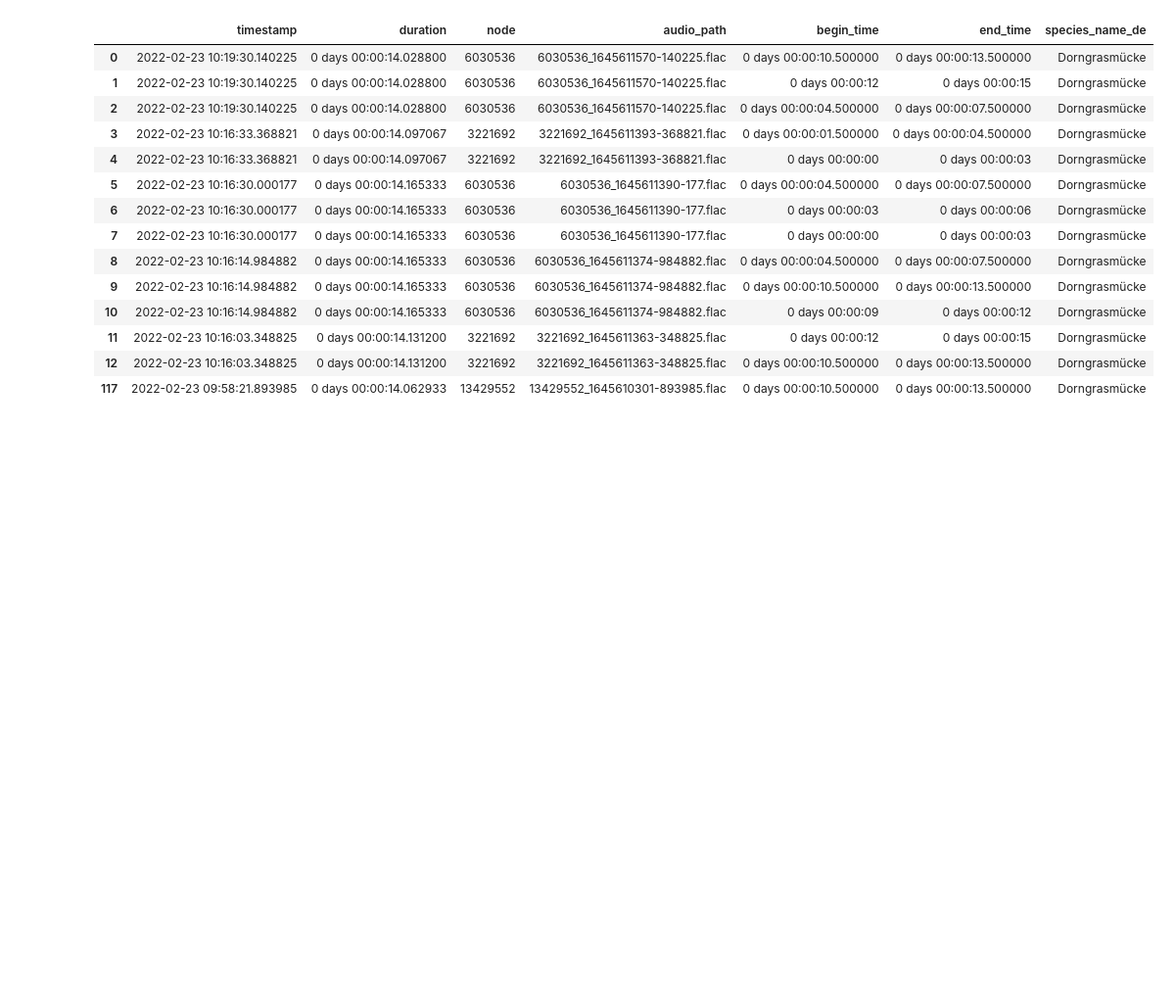
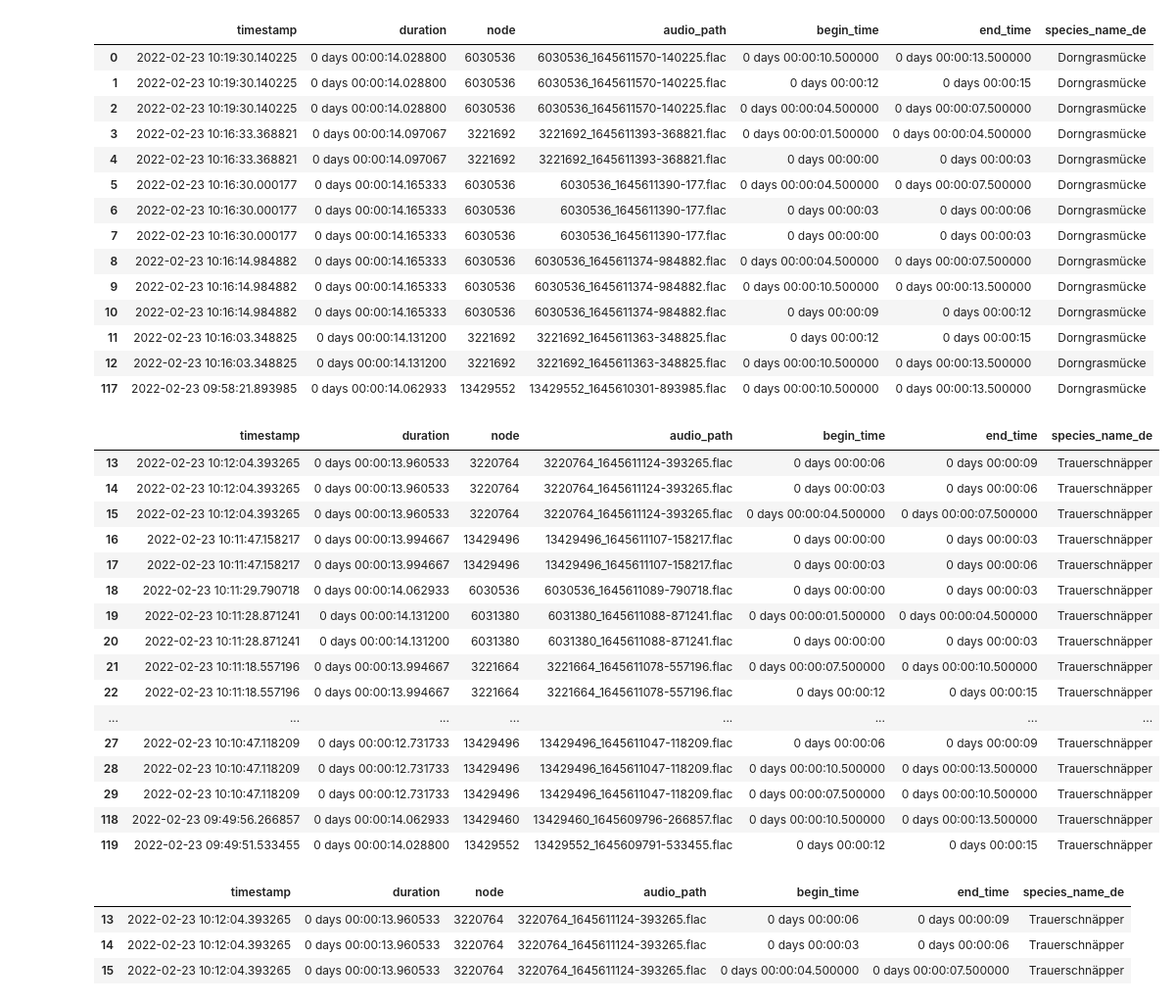
Before and after one commit to sebzielinski/FeatureExtractionForBirds, a Jupyter notebook: feature_extraction.ipynb, the cells around one changed output. Shown at 98% size. Saved outputs shown, nothing was run; the diff lists cells and outputs as text; code cells hidden in the pictures; blank space fills up the shorter version.

Commit message:
dissected Trauerschnäpper

```diff
--- a/feature_extraction.ipynb
+++ b/feature_extraction.ipynb
@@ -83,0 +82,20 @@ df_dorngras.head(20)
+# %%
+df_trauer.head(20)
+# %% [output]
+|  | timestamp | duration | node | audio_path | begin_time | end_time | species_name_de |
+| 13 | 2022-02-23 10:12:04.393265 | 0 days 00:00:13.960533 | 3220764 | 3220764_1645611124-393265.flac | 0 days 00:00:06 | 0 days 00:00:09 | Trauerschnäpper |
+| 14 | 2022-02-23 10:12:04.393265 | 0 days 00:00:13.960533 | 3220764 | 3220764_1645611124-393265.flac | 0 days 00:00:03 | 0 days 00:00:06 | Trauerschnäpper |
+| 15 | 2022-02-23 10:12:04.393265 | 0 days 00:00:13.960533 | 3220764 | 3220764_1645611124-393265.flac | 0 days 00:00:04.500000 | 0 days 00:00:07.500000 | Trauerschnäpper |
+| 16 | 2022-02-23 10:11:47.158217 | 0 days 00:00:13.994667 | 13429496 | 13429496_1645611107-158217.flac | 0 days 00:00:00 | 0 days 00:00:03 | Trauerschnäpper |
+| 17 | 2022-02-23 10:11:47.158217 | 0 days 00:00:13.994667 | 13429496 | 13429496_1645611107-158217.flac | 0 days 00:00:03 | 0 days 00:00:06 | Trauerschnäpper |
+| 18 | 2022-02-23 10:11:29.790718 | 0 days 00:00:14.062933 | 6030536 | 6030536_1645611089-790718.flac | 0 days 00:00:00 | 0 days 00:00:03 | Trauerschnäpper |
+| 19 | 2022-02-23 10:11:28.871241 | 0 days 00:00:14.131200 | 6031380 | 6031380_1645611088-871241.flac | 0 days 00:00:01.500000 | 0 days 00:00:04.500000 | Trauerschnäpper |
+| 20 | 2022-02-23 10:11:28.871241 | 0 days 00:00:14.131200 | 6031380 | 6031380_1645611088-871241.flac | 0 days 00:00:00 | 0 days 00:00:03 | Trauerschnäpper |
+| 21 | 2022-02-23 10:11:18.557196 | 0 days 00:00:13.994667 | 3221664 | 3221664_1645611078-557196.flac | 0 days 00:00:07.500000 | 0 days 00:00:10.500000 | Trauerschnäpper |
+| 22 | 2022-02-23 10:11:18.557196 | 0 days 00:00:13.994667 | 3221664 | 3221664_1645611078-557196.flac | 0 days 00:00:12 | 0 days 00:00:15 | Trauerschnäpper |
+| ... | ... | ... | ... | ... | ... | ... | ... |
+| 27 | 2022-02-23 10:10:47.118209 | 0 days 00:00:12.731733 | 13429496 | 13429496_1645611047-118209.flac | 0 days 00:00:06 | 0 days 00:00:09 | Trauerschnäpper |
+| 28 | 2022-02-23 10:10:47.118209 | 0 days 00:00:12.731733 | 13429496 | 13429496_1645611047-118209.flac | 0 days 00:00:10.500000 | 0 days 00:00:13.500000 | Trauerschnäpper |
+| 29 | 2022-02-23 10:10:47.118209 | 0 days 00:00:12.731733 | 13429496 | 13429496_1645611047-118209.flac | 0 days 00:00:07.500000 | 0 days 00:00:10.500000 | Trauerschnäpper |
+| 118 | 2022-02-23 09:49:56.266857 | 0 days 00:00:14.062933 | 13429460 | 13429460_1645609796-266857.flac | 0 days 00:00:10.500000 | 0 days 00:00:13.500000 | Trauerschnäpper |
+| 119 | 2022-02-23 09:49:51.533455 | 0 days 00:00:14.028800 | 13429552 | 13429552_1645609791-533455.flac | 0 days 00:00:12 | 0 days 00:00:15 | Trauerschnäpper |
@@ -83,0 +111,7 @@ df_dorngras.head(20)
+# %%
+df_trauer_2_4.head()
+# %% [output]
+|  | timestamp | duration | node | audio_path | begin_time | end_time | species_name_de |
+| 13 | 2022-02-23 10:12:04.393265 | 0 days 00:00:13.960533 | 3220764 | 3220764_1645611124-393265.flac | 0 days 00:00:06 | 0 days 00:00:09 | Trauerschnäpper |
+| 14 | 2022-02-23 10:12:04.393265 | 0 days 00:00:13.960533 | 3220764 | 3220764_1645611124-393265.flac | 0 days 00:00:03 | 0 days 00:00:06 | Trauerschnäpper |
+| 15 | 2022-02-23 10:12:04.393265 | 0 days 00:00:13.960533 | 3220764 | 3220764_1645611124-393265.flac | 0 days 00:00:04.500000 | 0 days 00:00:07.500000 | Trauerschnäpper |
```
Also changed, not shown: parts of 2 cells of this notebook.
